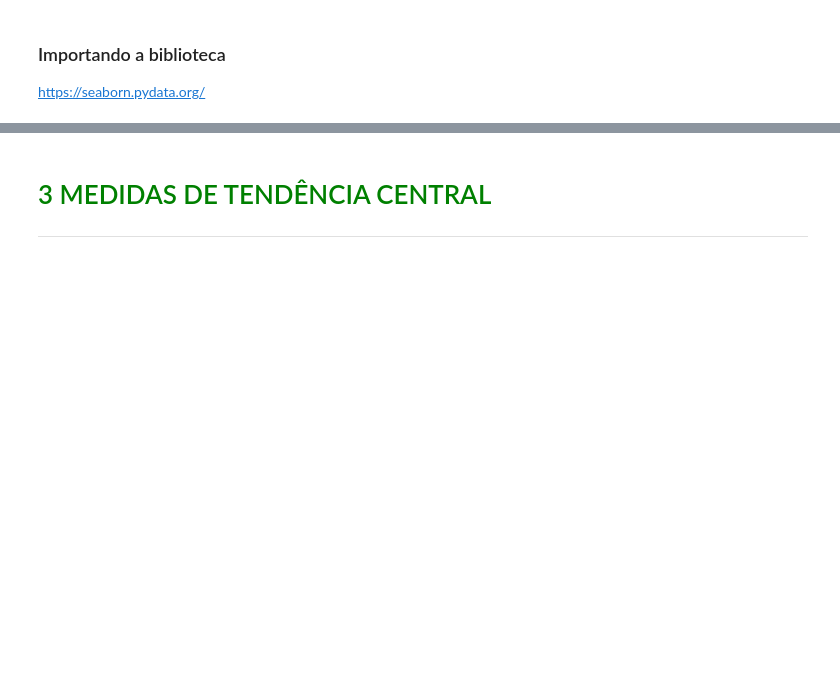
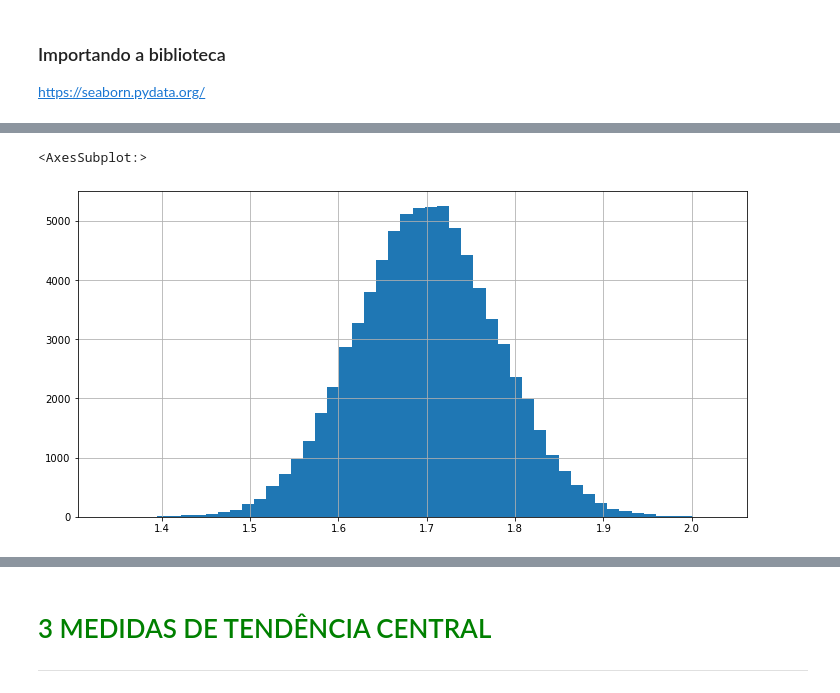
Before and after one commit to EdCarlosBicudo/formacao_data_science_alura, a Jupyter notebook: 3- Estatística com Python parte 1- Frequências e Medidas/Curso_de_Estatística_Parte_1.ipynb, the cells around one changed output, grey strips where cells are left out. Saved outputs shown, nothing was run; the diff lists cells and outputs as text; code cells hidden in the pictures; blank space fills up the shorter version.

```diff
--- a/3- Estatística com Python parte 1- Frequências e Medidas/Curso_de_Estatística_Parte_1.ipynb
+++ b/3- Estatística com Python parte 1- Frequências e Medidas/Curso_de_Estatística_Parte_1.ipynb
@@ -424,0 +593,5 @@ https://seaborn.pydata.org/
+# %%
+dados.Altura.hist(bins = 50, figsize = (12, 6))
+# %% [output]
+<AxesSubplot:>
+[figure, added]
```
Also changed, not shown: parts of 20 cells of this notebook.
